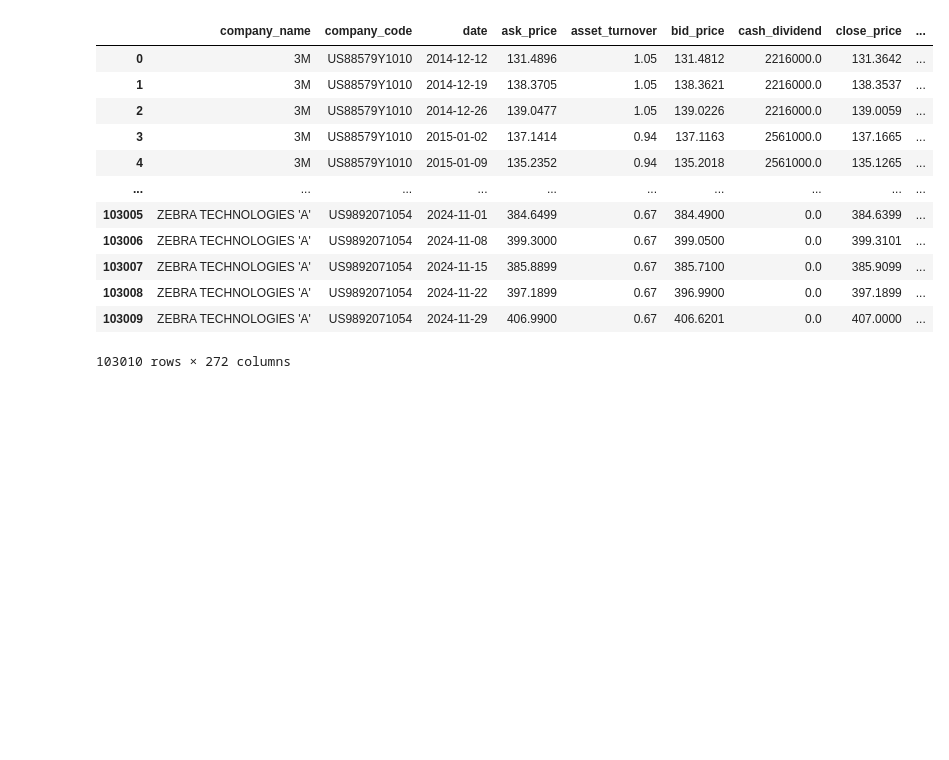
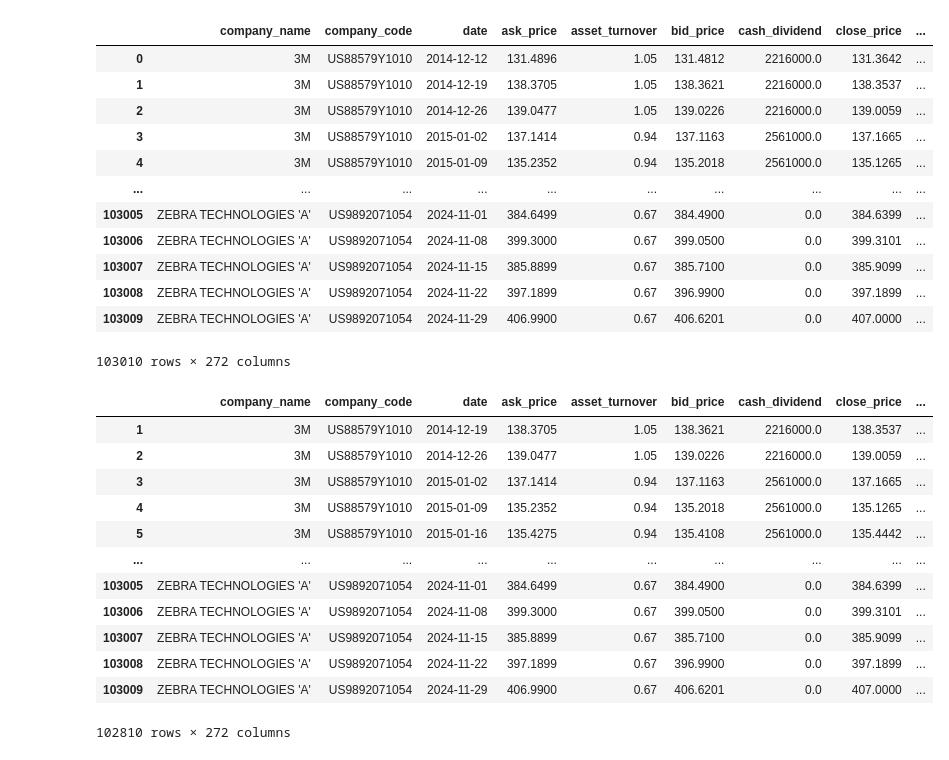
Before and after one commit to kaki1995/Project_Applying-AI-and-Large-Language-Models-in-Stock-Investment, a Jupyter notebook: Campus Challenge.ipynb, the cells around one changed output. Saved outputs shown, nothing was run; the diff lists cells and outputs as text; code cells hidden in the pictures; blank space fills up the shorter version.

```diff
--- a/Campus Challenge.ipynb
+++ b/Campus Challenge.ipynb
@@ -832,3 +832,21 @@ stock_lag1
 | 103008 | ZEBRA TECHNOLOGIES 'A' | US9892071054 | 2024-11-22 | 397.1899 | 0.67 | 396.9900 | 0.0 | 397.1899 | ... |
 | 103009 | ZEBRA TECHNOLOGIES 'A' | US9892071054 | 2024-11-29 | 406.9900 | 0.67 | 406.6201 | 0.0 | 407.0000 | ... |
 103010 rows × 272 columns
+# %%
+# Drop rows with NaN values due to lagging
+stock_lag1.dropna(inplace=True)
+stock_lag1
+# %% [output]
+|  | company_name | company_code | date | ask_price | asset_turnover | bid_price | cash_dividend | close_price | ... |
+| 1 | 3M | US88579Y1010 | 2014-12-19 | 138.3705 | 1.05 | 138.3621 | 2216000.0 | 138.3537 | ... |
+| 2 | 3M | US88579Y1010 | 2014-12-26 | 139.0477 | 1.05 | 139.0226 | 2216000.0 | 139.0059 | ... |
+| 3 | 3M | US88579Y1010 | 2015-01-02 | 137.1414 | 0.94 | 137.1163 | 2561000.0 | 137.1665 | ... |
+| 4 | 3M | US88579Y1010 | 2015-01-09 | 135.2352 | 0.94 | 135.2018 | 2561000.0 | 135.1265 | ... |
+| 5 | 3M | US88579Y1010 | 2015-01-16 | 135.4275 | 0.94 | 135.4108 | 2561000.0 | 135.4442 | ... |
+| ... | ... | ... | ... | ... | ... | ... | ... | ... | ... |
+| 103005 | ZEBRA TECHNOLOGIES 'A' | US9892071054 | 2024-11-01 | 384.6499 | 0.67 | 384.4900 | 0.0 | 384.6399 | ... |
+| 103006 | ZEBRA TECHNOLOGIES 'A' | US9892071054 | 2024-11-08 | 399.3000 | 0.67 | 399.0500 | 0.0 | 399.3101 | ... |
+| 103007 | ZEBRA TECHNOLOGIES 'A' | US9892071054 | 2024-11-15 | 385.8899 | 0.67 | 385.7100 | 0.0 | 385.9099 | ... |
+| 103008 | ZEBRA TECHNOLOGIES 'A' | US9892071054 | 2024-11-22 | 397.1899 | 0.67 | 396.9900 | 0.0 | 397.1899 | ... |
+| 103009 | ZEBRA TECHNOLOGIES 'A' | US9892071054 | 2024-11-29 | 406.9900 | 0.67 | 406.6201 | 0.0 | 407.0000 | ... |
+102810 rows × 272 columns
```
Also changed, not shown: parts of 1 cell of this notebook.
